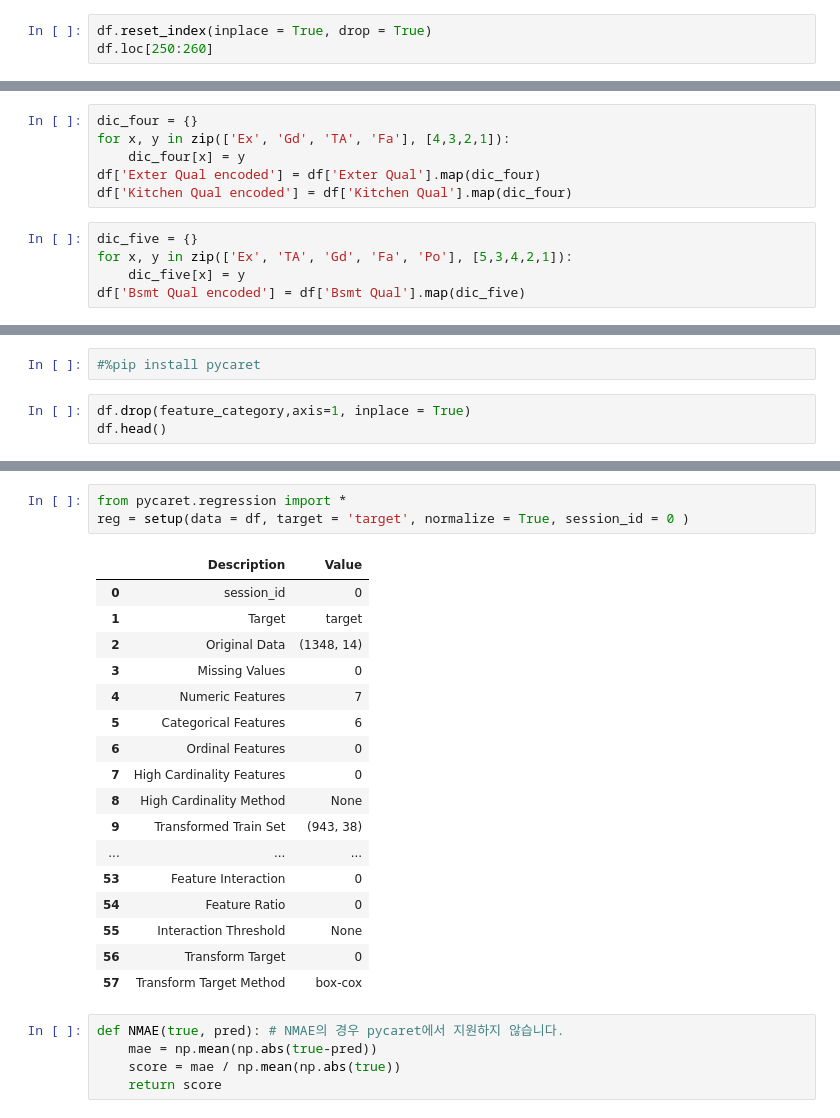
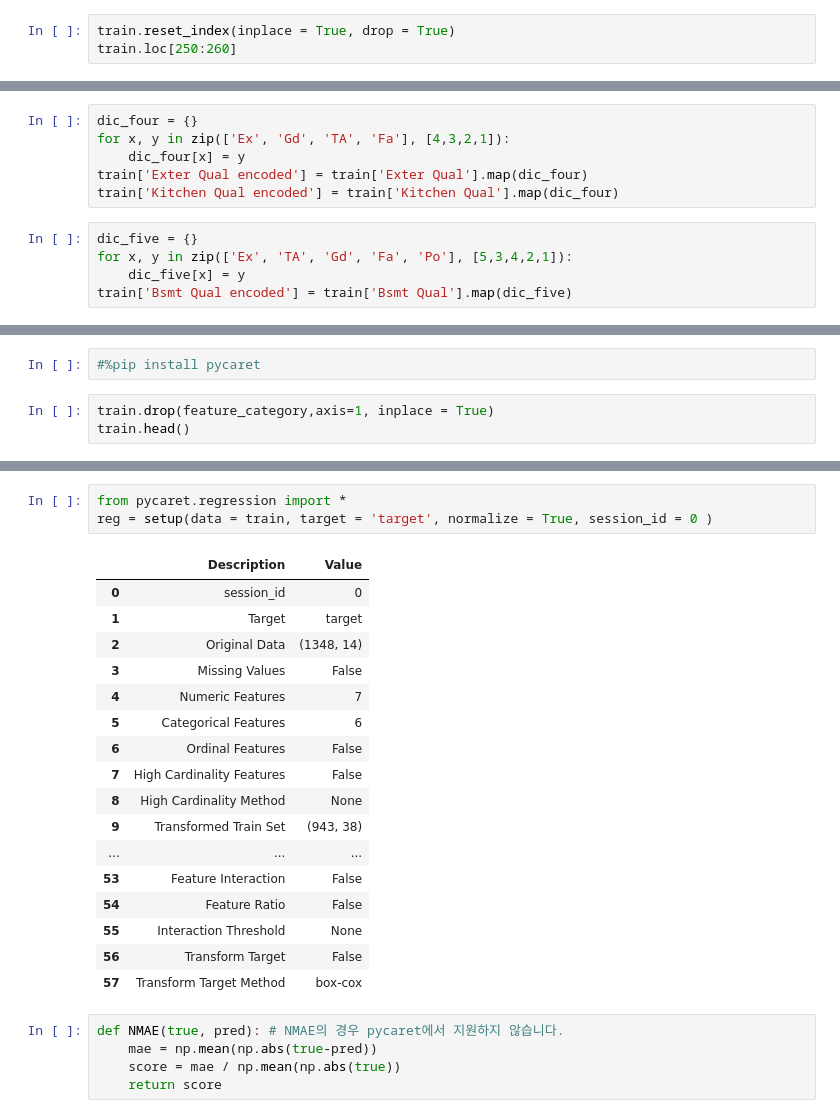
Before and after one commit to Daikoku1/Kaggle, a Jupyter notebook: [DACON]집값예측/pycaret.ipynb, the cells around one changed output, grey strips where cells are left out. Saved outputs shown, nothing was run; the diff lists cells and outputs as text.

```diff
--- a/[DACON]집값예측/pycaret.ipynb
+++ b/[DACON]집값예측/pycaret.ipynb
@@ -205,8 +217,8 @@ df.loc[250:260]
 | 259 | 8 | 1836 | Gd | 2 | 517 | Gd | 1836 | ... |
 | 260 | 6 | 1314 | Gd | 2 | 440 | Gd | 1314 | ... |
 # %%
-df.reset_index(inplace = True, drop = True)
-df.loc[250:260]
+train.reset_index(inplace = True, drop = True)
+train.loc[250:260]
 # %% [output]
 |  | Overall Qual | Gr Liv Area | Exter Qual | Garage Cars | Garage Area | Kitchen Qual | Total Bsmt SF | ... |
 | 250 | 8 | 2340 | Gd | 3 | 787 | Gd | 1236 | ... |
@@ -226,11 +238,11 @@ df.loc[250:260]
 dic_four = {}
 for x, y in zip(['Ex', 'Gd', 'TA', 'Fa'], [4,3,2,1]):
     dic_four[x] = y
-df['Exter Qual encoded'] = df['Exter Qual'].map(dic_four)
-df['Kitchen Qual encoded'] = df['Kitchen Qual'].map(dic_four)
+train['Exter Qual encoded'] = train['Exter Qual'].map(dic_four)
+train['Kitchen Qual encoded'] = train['Kitchen Qual'].map(dic_four)
 # %%
 dic_five = {}
 for x, y in zip(['Ex', 'TA', 'Gd', 'Fa', 'Po'], [5,3,4,2,1]):
     dic_five[x] = y
-df['Bsmt Qual encoded'] = df['Bsmt Qual'].map(dic_five)
+train['Bsmt Qual encoded'] = train['Bsmt Qual'].map(dic_five)
 # %%
@@ -245,8 +257,8 @@ df.head()
 # %%
 #%pip install pycaret
 # %%
-df.drop(feature_category,axis=1, inplace = True)
-df.head()
+train.drop(feature_category,axis=1, inplace = True)
+train.head()
 # %% [output]
 |  | Overall Qual | Gr Liv Area | Garage Cars | Garage Area | Total Bsmt SF | 1st Flr SF | Full Bath | Year Built | ... |
 | 0 | 10 | 2392 | 3 | 968 | 2392 | 2392 | 2 | 2003 | ... |
@@ -273,23 +285,23 @@ df
 # %%
 from pycaret.regression import *
-reg = setup(data = df, target = 'target', normalize = True, session_id = 0 )
+reg = setup(data = train, target = 'target', normalize = True, session_id = 0 )
 # %% [output]
 |  | Description | Value |
 | 0 | session_id | 0 |
 | 1 | Target | target |
 | 2 | Original Data | (1348, 14) |
-| 3 | Missing Values | 0 |
+| 3 | Missing Values | False |
 | 4 | Numeric Features | 7 |
 | 5 | Categorical Features | 6 |
-| 6 | Ordinal Features | 0 |
-| 7 | High Cardinality Features | 0 |
+| 6 | Ordinal Features | False |
+| 7 | High Cardinality Features | False |
 | 8 | High Cardinality Method | None |
 | 9 | Transformed Train Set | (943, 38) |
 | ... | ... | ... |
-| 53 | Feature Interaction | 0 |
-| 54 | Feature Ratio | 0 |
+| 53 | Feature Interaction | False |
+| 54 | Feature Ratio | False |
 | 55 | Interaction Threshold | None |
-| 56 | Transform Target | 0 |
+| 56 | Transform Target | False |
 | 57 | Transform Target Method | box-cox |
 # %%
 def NMAE(true, pred): # NMAE의 경우 pycaret에서 지원하지 않습니다.
```
Also changed, not shown: parts of 36 cells of this notebook, 2 other files.
